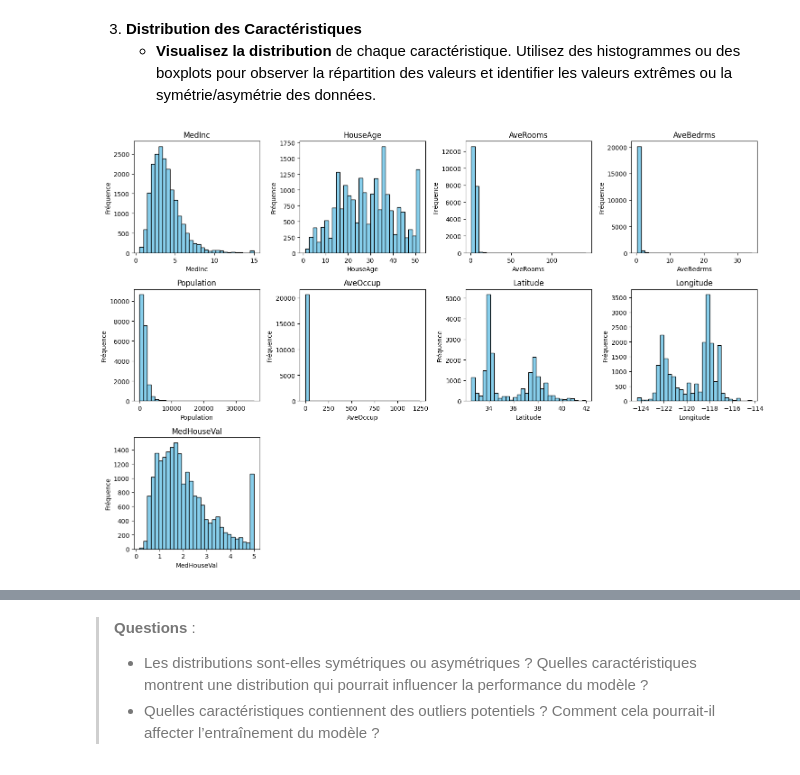
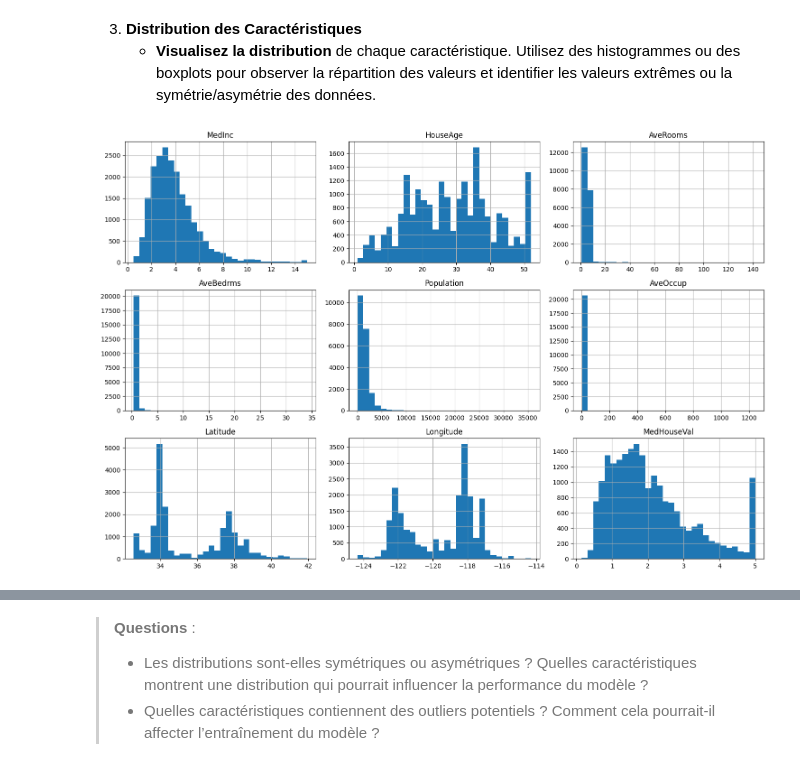
Before and after one commit to hodades/California_housing_price.ipynb, a Jupyter notebook: California_housing_price.ipynb, the cells around one changed output, grey strips where cells are left out. Saved outputs shown, nothing was run; the diff lists cells and outputs as text; code cells hidden in the pictures.

```diff
--- a/California_housing_price.ipynb
+++ b/California_housing_price.ipynb
@@ -272,24 +257,13 @@ housing_df.describe()
 # %% [markdown]
 3. **Distribution des Caractéristiques**
    - **Visualisez la distribution** de chaque caractéristique. Utilisez des histogrammes ou des boxplots pour observer la répartition des valeurs et identifier les valeurs extrêmes ou la symétrie/asymétrie des données.
-# %%
- # Insérez votre code ici pour visualiser la distribution des caractéristiques
-# Importer la bibliothèque de visualisation
-import matplotlib.pyplot as plt
-
-# Définir la taille de la figure
-plt.figure(figsize=(15, 10))
-
-# Parcourir chaque colonne et tracer son histogramme
-for i, column in enumerate(housing_df.columns):
-    plt.subplot(3, 4, i + 1)
-    plt.hist(housing_df[column], bins=30, color='skyblue', edgecolor='black')
-    plt.title(column)
-    plt.xlabel(column)
-    plt.ylabel('Fréquence')
-
-# Ajuster l'espacement
-plt.tight_layout()
-plt.show()
-# %% [output]
-[figure, removed]
+# %%
+ # Insérez votre code ici pour visualiser la distribution des caractéristiques
+import matplotlib.pyplot as plt
+
+# Afficher un histogramme pour chaque caractéristique
+df.hist(bins=30, figsize=(15, 10))
+plt.tight_layout()
+plt.show()
+# %% [output]
+[figure, added]
```
Also changed, not shown: parts of 43 cells of this notebook.
